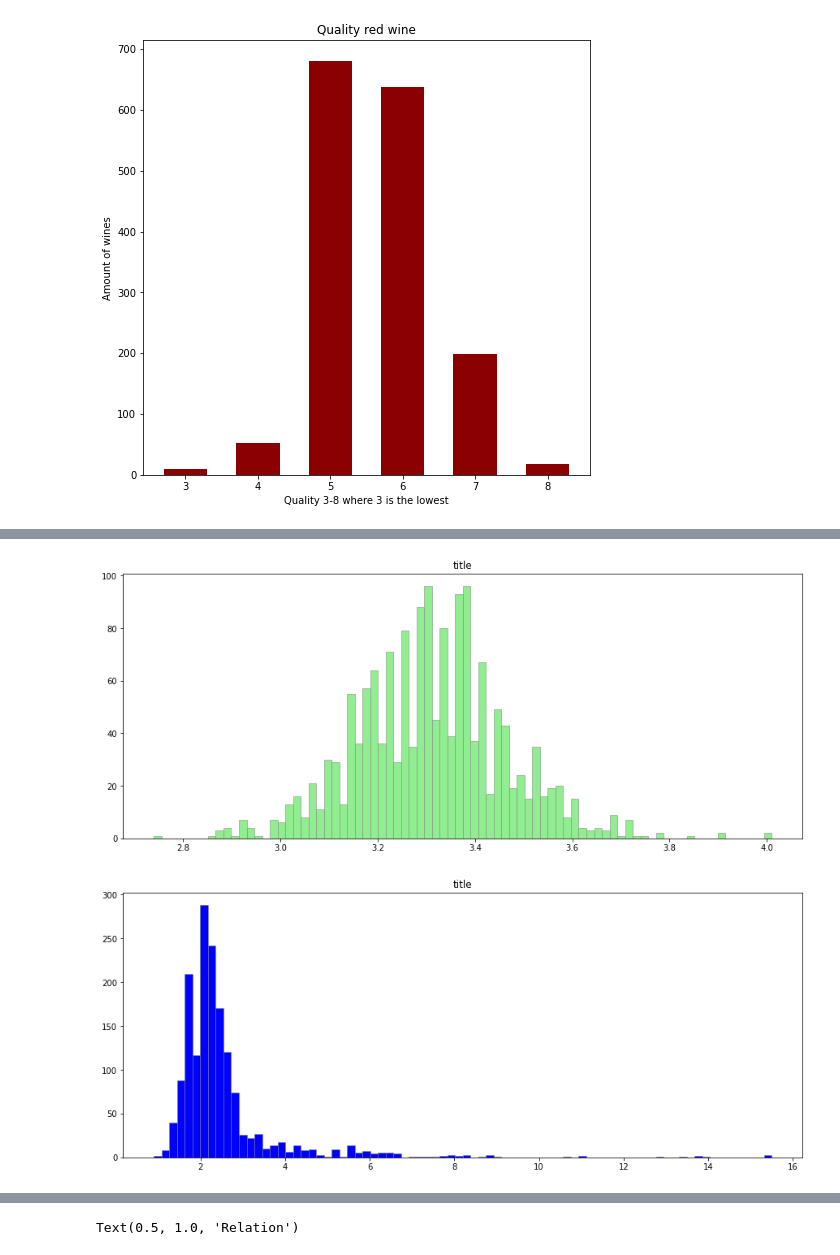
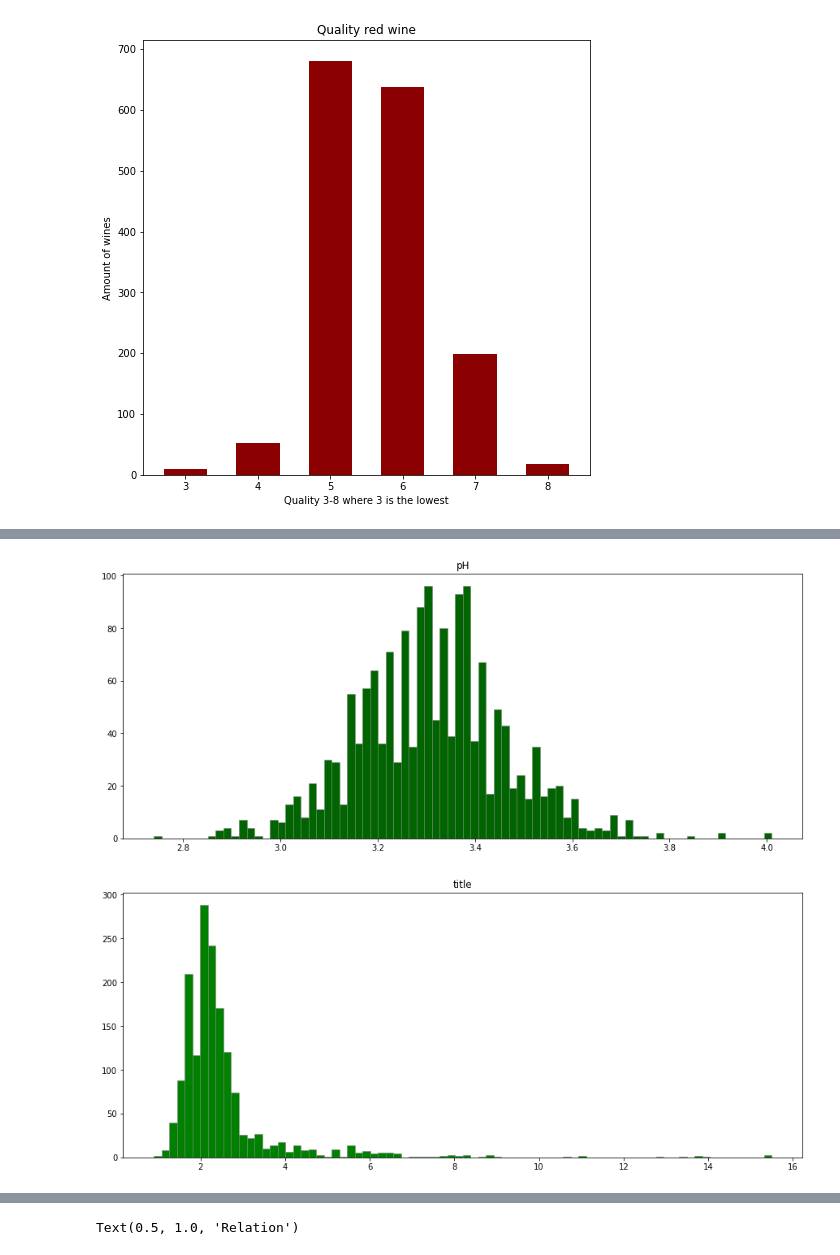
Before and after one commit to movifu1982/homework, a Jupyter notebook: homework.ipynb, the cells around one changed output, grey strips where cells are left out. Cells and saved outputs as stored; diff of their text form; code cells hidden in the pictures.

```diff
--- a/homework.ipynb
+++ b/homework.ipynb
@@ -60,21 +85,21 @@ plt.show()
 # %%
 #hist
 plt.figure(figsize=(15, 6))
-plt.title("title")
-plt.hist(red_wine['pH'], color='lightgreen', bins=80,
+plt.title("pH")
+plt.hist(red_wine['pH'], color='darkgreen', bins=80,
          edgecolor='grey', linewidth=0.5)
 plt.show()
 # %% [output]
-[figure, old version]
+[figure, new version]
 # %%
 #hist
 plt.figure(figsize=(15, 6))
 plt.title("title")
-plt.hist(red_wine['residual sugar'], color='blue', bins=80,
+plt.hist(red_wine['residual sugar'], color='green', bins=80,
          edgecolor='grey', linewidth=0.5)
 plt.show()
 # %% [output]
-[figure, old version]
+[figure, new version]
 # %%
 fig, axs = plt.subplots(1, 2, sharey="row", tight_layout=True)
 
```
Also changed, not shown: parts of 26 cells of this notebook.
